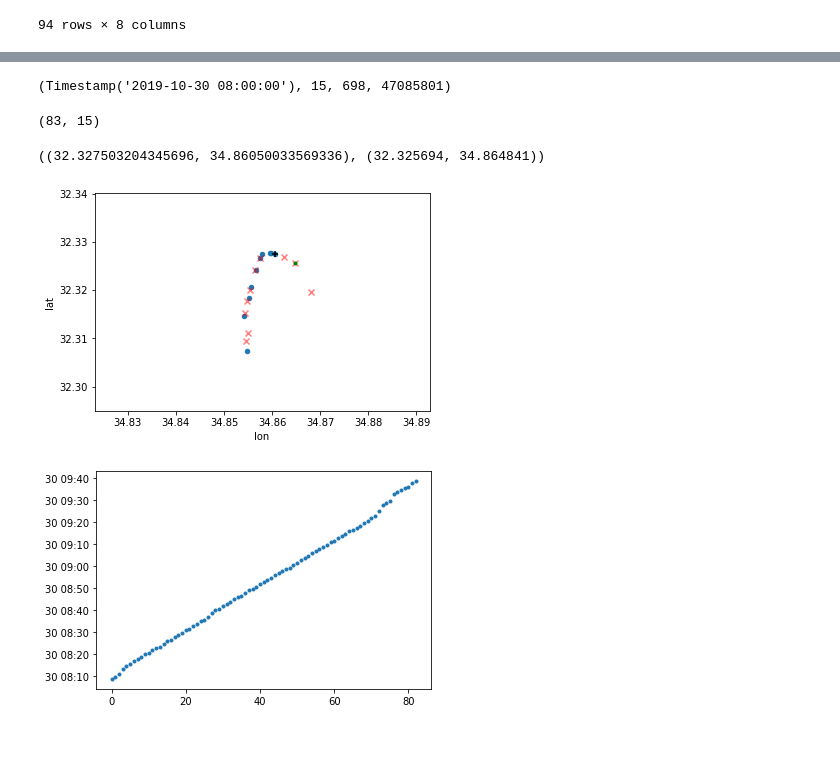
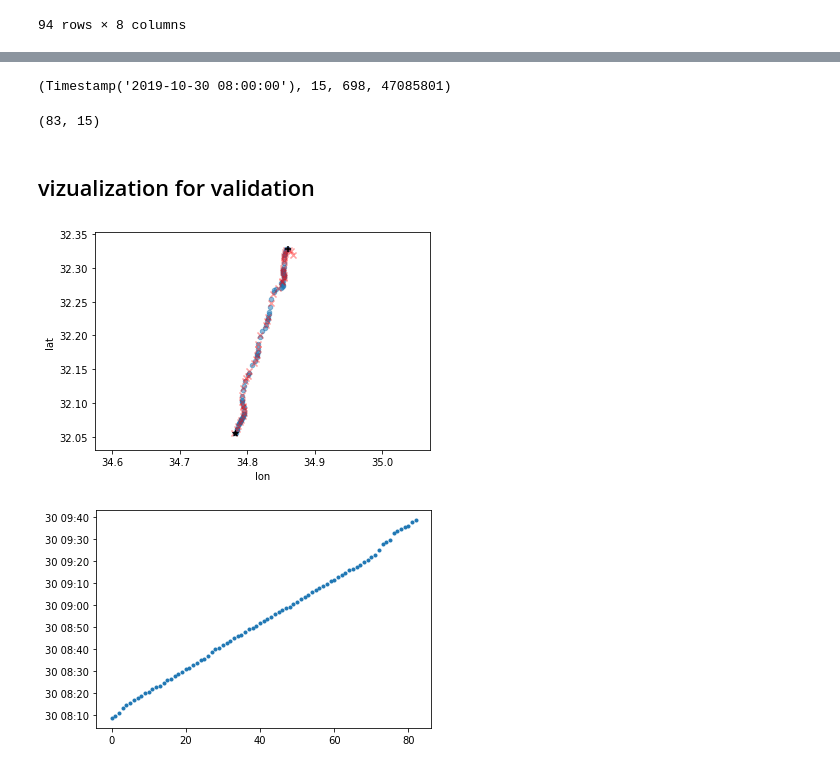
Before and after one commit to hasadna/open-bus, a Jupyter notebook: notebooks/Nativ_plus_get_trips_duration_Nov_2019.ipynb, the cells around one changed output, grey strips where cells are left out. Drawn from its saved outputs; the diff is of its cells as text; code cells hidden in the pictures; blank space fills up the shorter version.

Commit message:
finished naive demo implementation of estimate trip time

```diff
--- a/notebooks/Nativ_plus_get_trips_duration_Nov_2019.ipynb
+++ b/notebooks/Nativ_plus_get_trips_duration_Nov_2019.ipynb
@@ -270,8 +269,8 @@ stops_query_kwargs = {
                       'columns': stops_cols
                       }
 
-stops_data = read_splunk(splunk_query_builder(**stops_query_kwargs),
-                         host=HOST, port=PORT, username=USERNAME, password=PASSWORD)
+stops_data_raw = read_splunk(splunk_query_builder(**stops_query_kwargs),
+                             host=HOST, port=PORT, username=USERNAME, password=PASSWORD)
 # %% [output]
 start..
 
@@ -317,10 +316,10 @@ def get_stops_df_per_route_date(row, stops_seq_cols=['all_stop_id', 'all_stop_co
     return pd.DataFrame(stops_dict)
 # %%
 # reshape the stops_data df to have one row per route_id, date and stop:
-stops_data2 = pd.concat([get_stops_df_per_route_date(row) for ind, row in stops_data.iterrows()], axis=0)
-stops_data2.columns = [col.replace('all_', '') for col in stops_data2.columns]
-stops_data2[['lat', 'lon']] = stops_data2.stop_latlon.str.split(',', expand=True).astype(float)
-stops_data2
+stops_df = pd.concat([get_stops_df_per_route_date(row) for ind, row in stops_data.iterrows()], axis=0)
+stops_df.columns = [col.replace('all_', '') for col in stops_df.columns]
+stops_df[['lat', 'lon']] = stops_df.stop_latlon.str.split(',', expand=True).astype(float)
+stops_df
 # %% [output]
 |  | route_id | date | stop_id | stop_code | stop_latlon | stop_order | lat | lon |
 | 0 | 698 | 2019-10-31 | 24323 | 36875 | 32.319671,34.868105 | 0 | 32.319671 | 34.868105 |
@@ -354,24 +410,18 @@ I need to take "ord_trip", which is the ordered group of siri points for one tri
 # %%
-i = 0
-# group siri by trip:
-#
-for ids, grp in siri_data[siri_data.lat > 0] \
-                        .groupby(['planned_start_datetime', 'agency_id', 'route_id', 'bus_id'],
-                                 sort=True):
-    if i == 11: # just for debug, choose arbitrary trip (group of siri entries)
-        break
-    i += 1
-print(ids)
-ord_trip = grp.sort_values('time_recorded') # sort
-ord_trip = ord_trip.drop_duplicates(subset=['datetime_recorded', 'lat', 'lon'], keep='first') # drop dups
+# i = 0
+# # group siri by trip:
+# # (In real code this should iterate over all trips, now we stop at one to build the code)
+# for ids, grp in siri_data[siri_data.lat > 0] \
+#                         .groupby(['planned_start_datetime', 'agency_id', 'route_id', 'bus_id'],
+#                                  sort=True):
+#     if i == 11: # just for debug, choose arbitrary trip (group of siri entries)
+#         break
+#     i += 1
+# print(ids)
+# ord_trip = grp.sort_values('time_recorded') # sort
+# ord_trip = ord_trip.drop_duplicates(subset=['datetime_recorded', 'lat', 'lon'], keep='first') # drop dups
+
+# ord_trip.shape
 # %% [output]
 (Timestamp('2019-10-30 08:00:00'), 15, 698, 47085801)
+(83, 15)
-# %%
-ord_trip.shape
-# %% [output]
-(83, 15)
-# %%
-x, y = nearest_points(MultiPoint(ord_trip[['lat', 'lon']].values), Point((32.325694, 34.864841)))
-(x.x, x.y), (y.x, y.y)
-# %% [output]
-((32.327503204345696, 34.86050033569336), (32.325694, 34.864841))
@@ -378,19 +475,32 @@ x, y = nearest_points(MultiPoint(ord_trip[['lat', 'lon']].values), Point((32.325
+# %%
+# extract the sequence of scheduled stops for this trip
+stops_for_trip = stops_data2[(stops_data2.route_id == ord_trip.route_id.iloc[0]) &
+                             (stops_data2.date == ord_trip.date_recorded.iloc[0])]
+# extract last stop ind:
+last_stop_ind = stops_for_trip.stop_order.max()
+
+# Estimate the time when the bus passed these stops (very naive and rough estimation for now):
+bus_at_stops = detect_bus_at_stops(trip_df=ord_trip,
+                                   stops_df=stops_for_trip,
+                                   stops_inds=[1, last_stop_ind],
+                                   time_at_stop_func=closest_to_point)
+# %% [markdown]
+## vizualization for validation
 # %%
 # vizualization for validation
-ax = ord_trip.iloc[:10].plot.scatter('lon', 'lat')
-ax.scatter(stops_data2.iloc[:10].lon, stops_data2.iloc[:10].lat, color='r', marker='x', alpha=0.5)
+ax = ord_trip.plot.scatter('lon', 'lat', alpha=0.5) # bus gps
+ax.scatter(stops_data2.lon, stops_data2.lat, color='r', marker='x', alpha=0.2) # stops
 
+lon, lat = bus_at_stops[1][1]
+ax.scatter(lat, lon, marker='+', color='k') # second stop
 
-# ax.scatter(x.y, x.x, marker='+', color='k')
-# ax.scatter(y.y, y.x, marker='.', color='g')
-
-
-
+lon, lat = bus_at_stops[last_stop_ind][1]
+ax.scatter(lat, lon, marker='*', color='k') # last stop
 
 ax.axis('equal')
 plt.show()
 # %% [output]
-[figure, old version]
+[figure, new version]
 # %%
 # sanity check - entries by "time recorded"
 plt.plot(ord_trip.datetime_recorded.reset_index(drop=True), marker='.', ls='')
```
Also changed, not shown: parts of 26 cells of this notebook.
